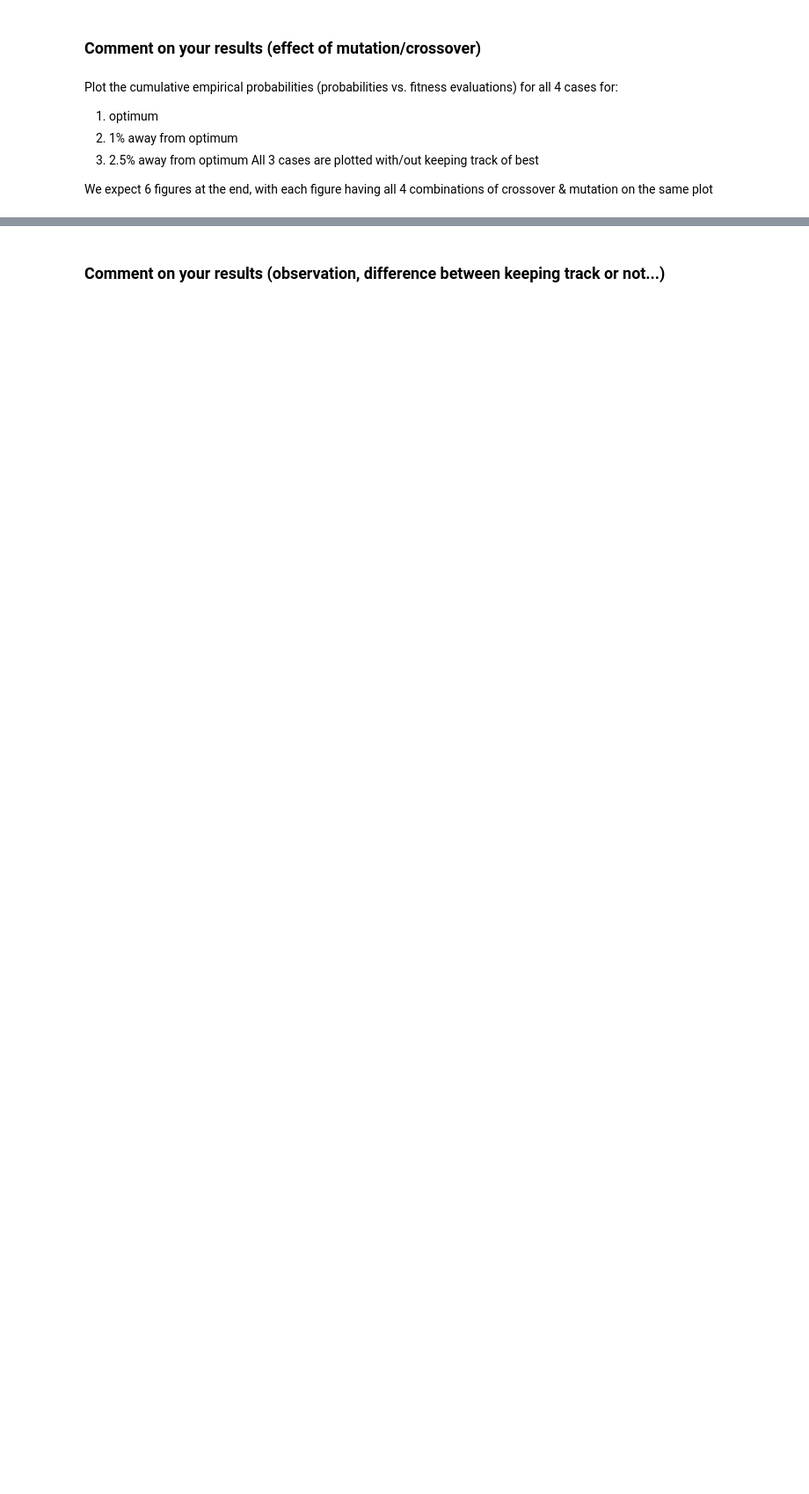
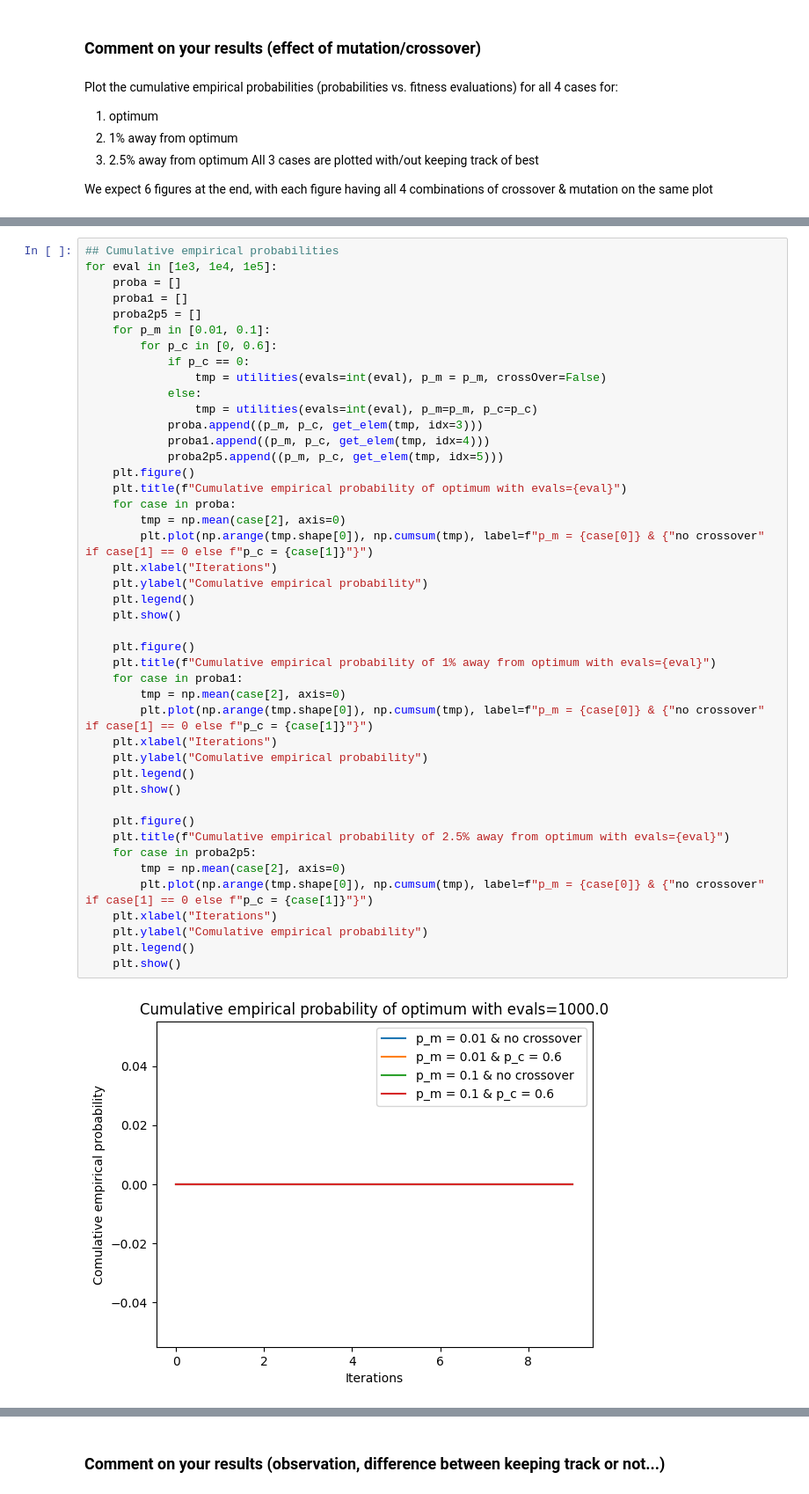
Before and after one commit to Arkanthara/metaheuristics_for_optimization, a Jupyter notebook: DONNET_Michel_Jean_Joseph_TP6_2024.ipynb, the cells around one changed output, grey strips where cells are left out. Shown at 88% size. Saved outputs shown, nothing was run; the diff lists cells and outputs as text; blank space fills up the shorter version.

```diff
--- a/DONNET_Michel_Jean_Joseph_TP6_2024.ipynb
+++ b/DONNET_Michel_Jean_Joseph_TP6_2024.ipynb
@@ -402,0 +404,46 @@ We expect 6 figures at the end, with each figure having all 4 combinations of cr
+# %%
+## Cumulative empirical probabilities
+for eval in [1e3, 1e4, 1e5]:
+    proba = []
+    proba1 = []
+    proba2p5 = []
+    for p_m in [0.01, 0.1]:
+        for p_c in [0, 0.6]:
+            if p_c == 0:
+                tmp = utilities(evals=int(eval), p_m = p_m, crossOver=False)
+            else:
+                tmp = utilities(evals=int(eval), p_m=p_m, p_c=p_c)
+            proba.append((p_m, p_c, get_elem(tmp, idx=3)))
+            proba1.append((p_m, p_c, get_elem(tmp, idx=4)))
+            proba2p5.append((p_m, p_c, get_elem(tmp, idx=5)))
+    plt.figure()
+    plt.title(f"Cumulative empirical probability of optimum with evals={eval}")
+    for case in proba:
+        tmp = np.mean(case[2], axis=0)
+        plt.plot(np.arange(tmp.shape[0]), np.cumsum(tmp), label=f"p_m = {case[0]} & {"no crossover" if case[1] == 0 else f"p_c = {case[1]}"}")
+    plt.xlabel("Iterations")
+    plt.ylabel("Comulative empirical probability")
+    plt.legend()
+    plt.show()
+
+    plt.figure()
+    plt.title(f"Cumulative empirical probability of 1% away from optimum with evals={eval}")
+    for case in proba1:
+        tmp = np.mean(case[2], axis=0)
+        plt.plot(np.arange(tmp.shape[0]), np.cumsum(tmp), label=f"p_m = {case[0]} & {"no crossover" if case[1] == 0 else f"p_c = {case[1]}"}")
+    plt.xlabel("Iterations")
+    plt.ylabel("Comulative empirical probability")
+    plt.legend()
+    plt.show()
+
+    plt.figure()
+    plt.title(f"Cumulative empirical probability of 2.5% away from optimum with evals={eval}")
+    for case in proba2p5:
+        tmp = np.mean(case[2], axis=0)
+        plt.plot(np.arange(tmp.shape[0]), np.cumsum(tmp), label=f"p_m = {case[0]} & {"no crossover" if case[1] == 0 else f"p_c = {case[1]}"}")
+    plt.xlabel("Iterations")
+    plt.ylabel("Comulative empirical probability")
+    plt.legend()
+    plt.show()
+# %% [output]
+[figure, added]
```
Also changed, not shown: parts of 7 cells of this notebook.
